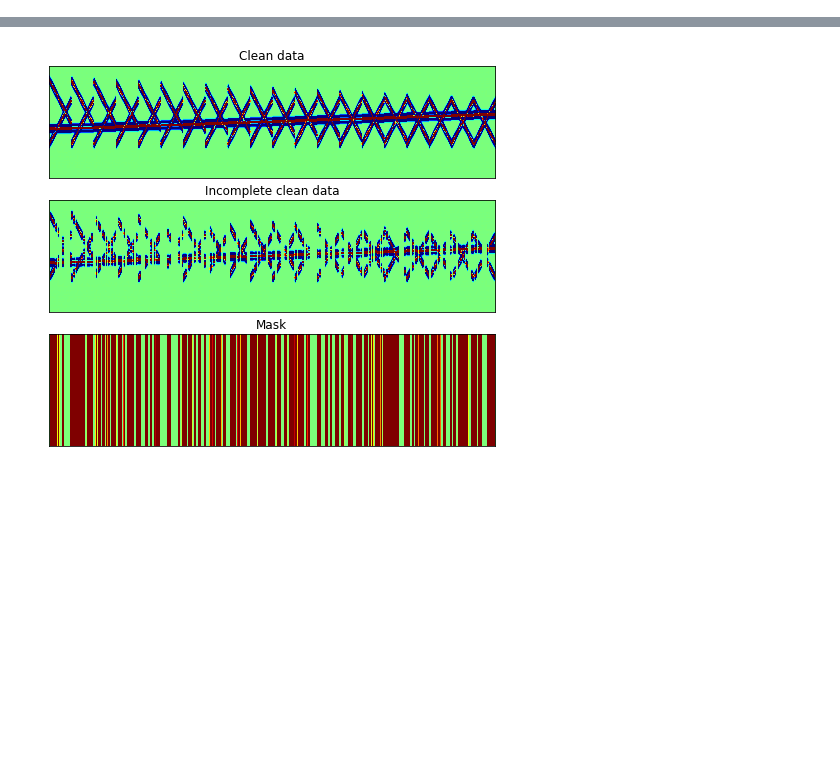
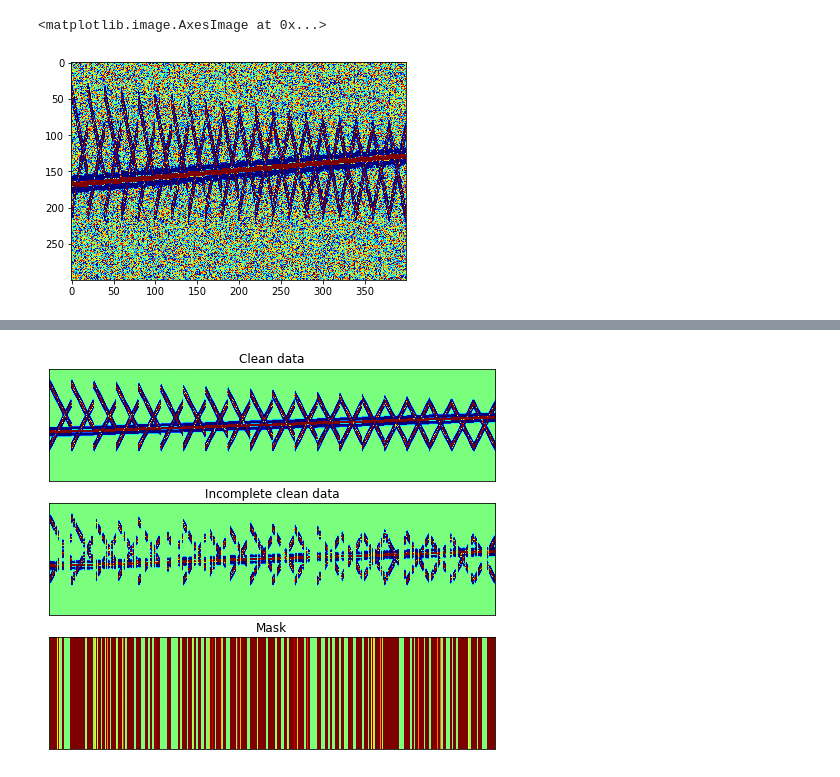
Before and after one commit to chenyk1990/geo-class, a Jupyter notebook: multi-dim-ana/Seismic_reconstruction.ipynb, the cells around one changed output, grey strips where cells are left out. Cells and saved outputs as stored; diff of their text form; code cells hidden in the pictures; blank space fills up the shorter version.

```diff
--- a/multi-dim-ana/Seismic_reconstruction.ipynb
+++ b/multi-dim-ana/Seismic_reconstruction.ipynb
@@ -58 +100,14 @@ dc=shot
+# %%
+## Adding noise
+
+np.random.seed(202223);
+[n1,n2,n3]=dc.shape;
+dn=dc+0.1*np.random.randn(n1,n2,n3)
+
+# plotting the data as a 2D matrix
+plt.figure();
+plt.imshow(dn.reshape(300,20*20,order='F'),cmap='jet',clim=(-0.1, 0.1),aspect='auto')
+# %% [output]
+<matplotlib.image.AxesImage at 0x...>
+[figure, added]
 # %%
```
Also changed, not shown: parts of 23 cells of this notebook.
